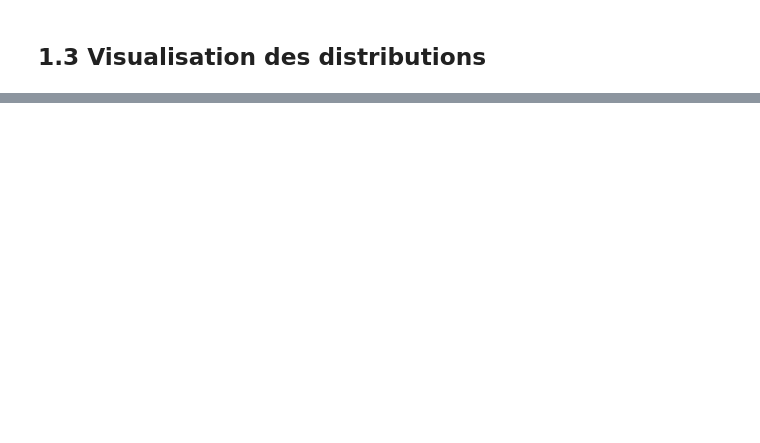
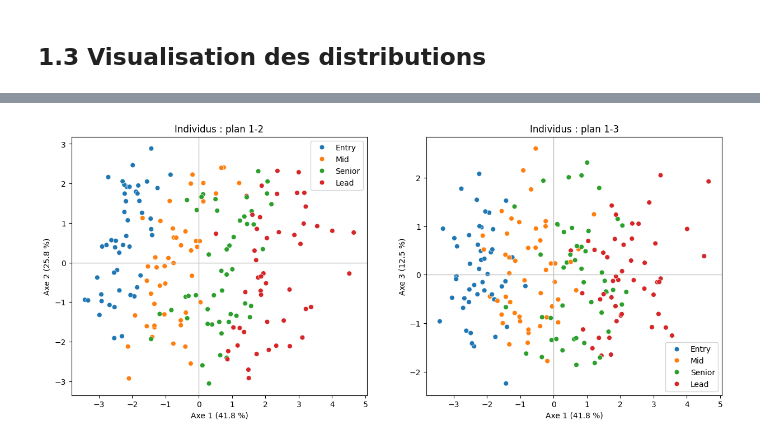
Before and after one commit to neji03/data-analysis-project, a Jupyter notebook: Projet_Analyse_de_Données.ipynb, the cells around one changed output, grey strips where cells are left out. Drawn from its saved outputs; the diff is of its cells as text; code cells hidden in the pictures; blank space fills up the shorter version.

```diff
--- a/Projet_Analyse_de_Données.ipynb
+++ b/Projet_Analyse_de_Données.ipynb
@@ -176,0 +288,14 @@ display(stats.round(2))
+# %%
+n = X.shape[0]    # nombre d'individus
+p = X.shape[1]    # nombre de variables
+
+sc = StandardScaler()
+Z = sc.fit_transform(X)       # matrice centrée-réduite
+
+# Conversion de la matrice Z (NumPy ndarray) en DataFrame Pandas
+Z_df = pd.DataFrame(Z, index=X.index, columns=X.columns)
+stats_Z = Z_df.describe()
+
+# Sélectionner la moyenne et l'écart-type, puis transposer pour l'affichage
+stats_Z = stats_Z.loc[["mean", "std"]].T
+stats_Z.round(2)
@@ -176,0 +329,16 @@ display(stats.round(2))
+# %%
+acp = PCA()
+coord = acp.fit_transform(Z)       # coordonnées factorielles des individus
+
+# scikit-learn divise par n-1 ; la matrice de corrélations divise par n.
+# On corrige pour retrouver exactement les valeurs propres de la matrice de corrélations
+eigval = acp.explained_variance_ * (n - 1) / n
+vect_prop = acp.components_        # vecteurs propres
+
+Prop_inert = eigval / eigval.sum()
+cuminert = np.cumsum(Prop_inert) * 100
+
+tab_vp = pd.DataFrame({"valprop": eigval, "Prop_inertie": Prop_inert, "inertiecum": cuminert},
+                      index=[f"axe {i+1}" for i in range(p)])
+print("Somme des valeurs propres =", round(eigval.sum(), 3), "(= nombre de variables)")
+tab_vp.round(3)
@@ -176,0 +435,16 @@ display(stats.round(2))
+# %%
+ORDRE_EXP = ["Entry", "Mid", "Senior", "Lead"]
+
+# Projection des individus dans les plans factoriels 1-2 et 1-3, colorés par niveau d'expérience
+fig, axes = plt.subplots(1, 2, figsize=(15, 6))
+for ax, (a, b) in zip(axes, [(0, 1), (0, 2),]):
+    sns.scatterplot(x=coord[:, a], y=coord[:, b], hue=df["experience_level"].values,
+                    hue_order=ORDRE_EXP, s=40, ax=ax)
+    ax.axhline(0, color="silver", lw=1)
+    ax.axvline(0, color="silver", lw=1)
+    ax.set_xlabel(f"Axe {a+1} ({Prop_inert[a]*100:.1f} %)")
+    ax.set_ylabel(f"Axe {b+1} ({Prop_inert[b]*100:.1f} %)")
+    ax.set_title(f"Individus : plan {a+1}-{b+1}")
+plt.show()
+# %% [output]
+[figure, added]
```
Also changed, not shown: parts of 74 cells of this notebook.
